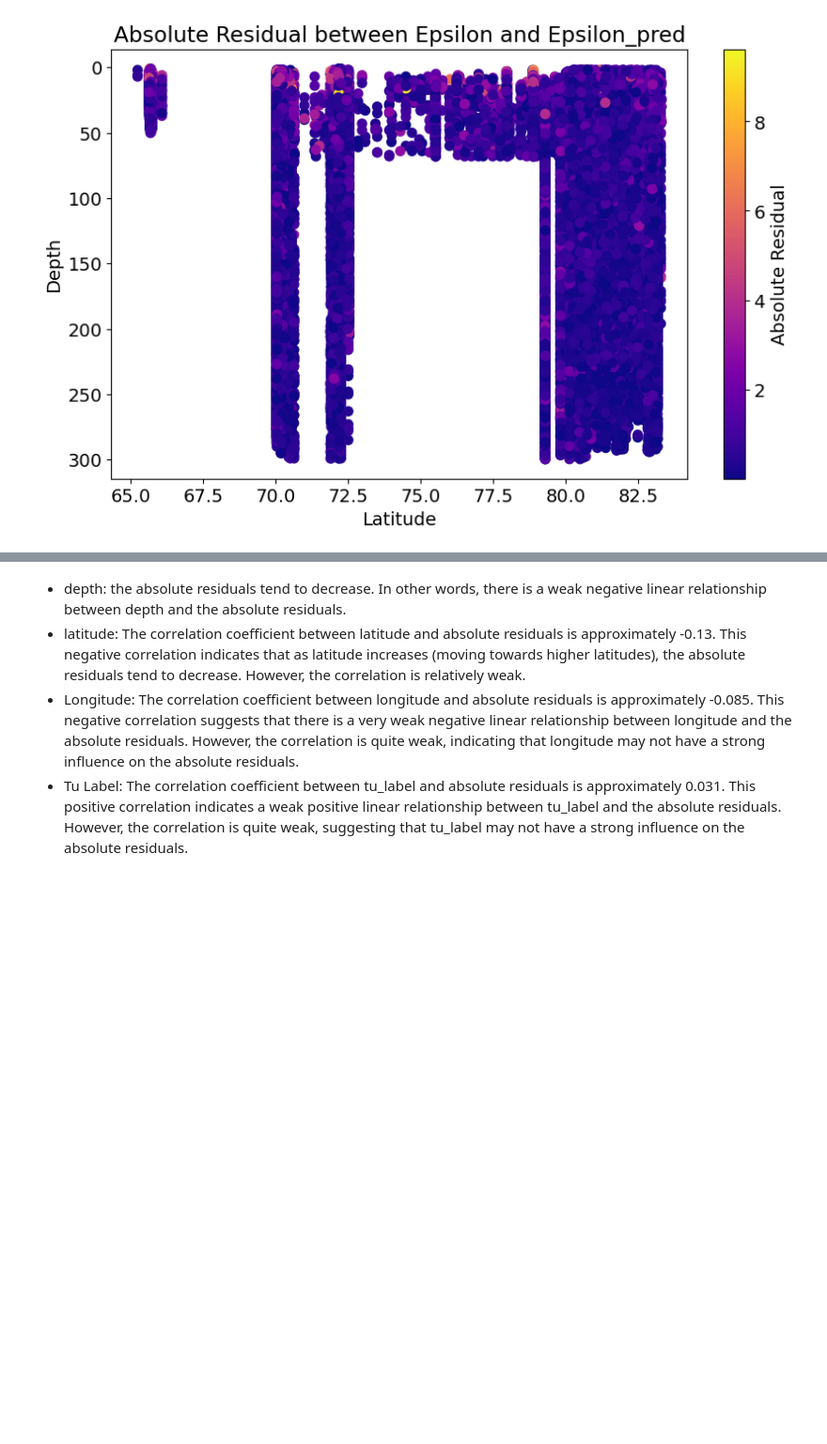
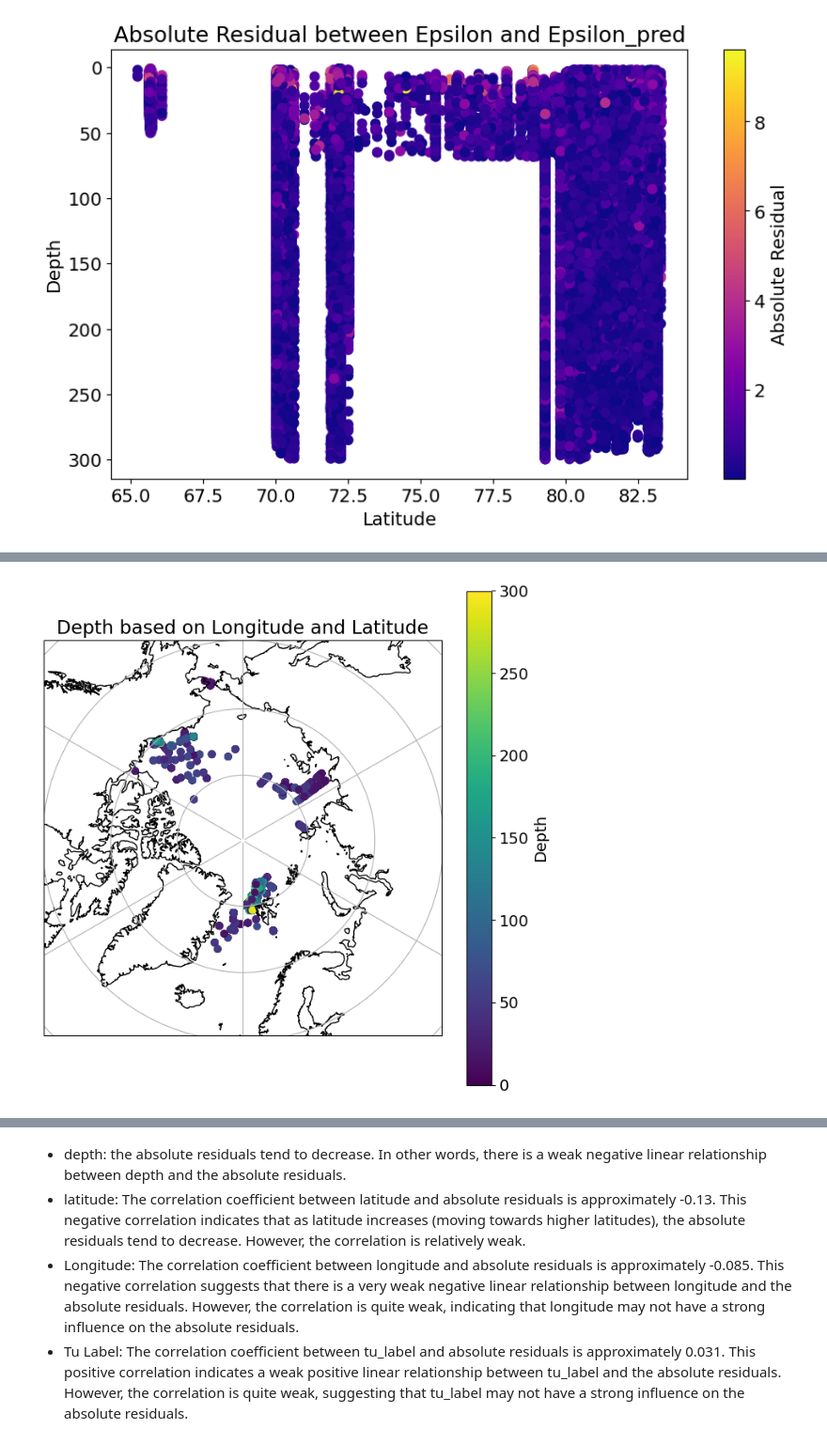
Before and after one commit to lisanneblok/ArcticTurbulence, a Jupyter notebook: ML_models/arctic_xgboost.ipynb, the cells around one changed output, grey strips where cells are left out. Shown at 94% size. Saved outputs shown, nothing was run; the diff lists cells and outputs as text; code cells hidden in the pictures; blank space fills up the shorter version.

```diff
--- a/ML_models/arctic_xgboost.ipynb
+++ b/ML_models/arctic_xgboost.ipynb
@@ -185,0 +107,4 @@ Tu Label: 0.030996252912853704
+# %%
+stereo_plot(merged_df, merged_df["depth"], "Depth", 0, 300)
+# %% [output]
+[figure, added]
```
Also changed, not shown: parts of 13 cells of this notebook, 3 other files.
